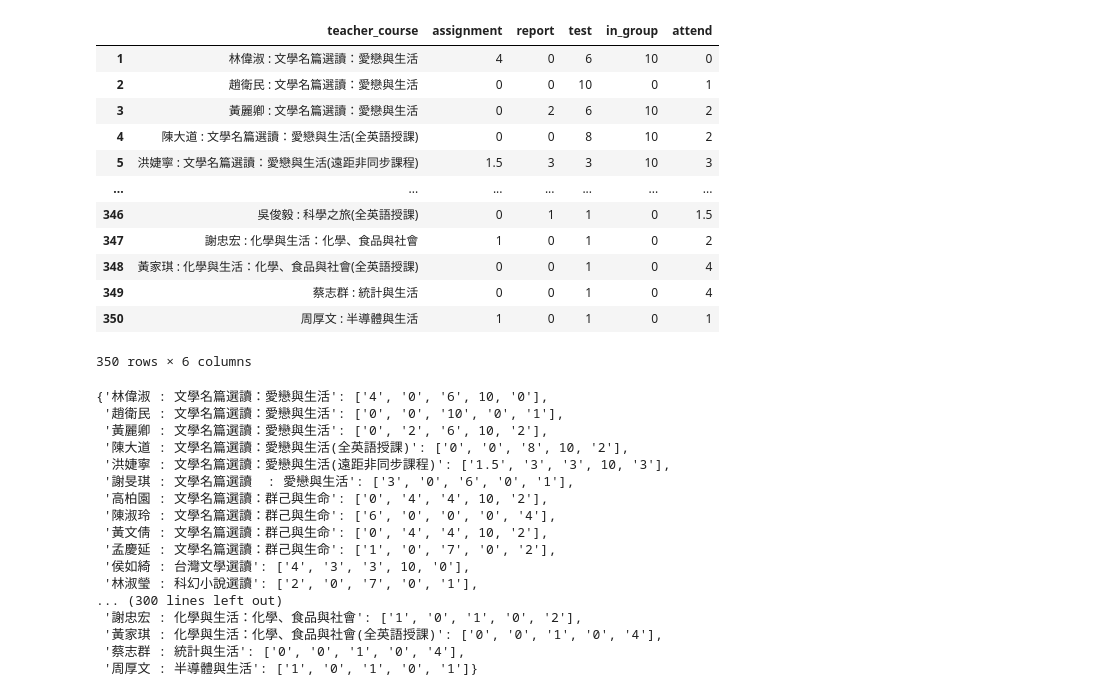
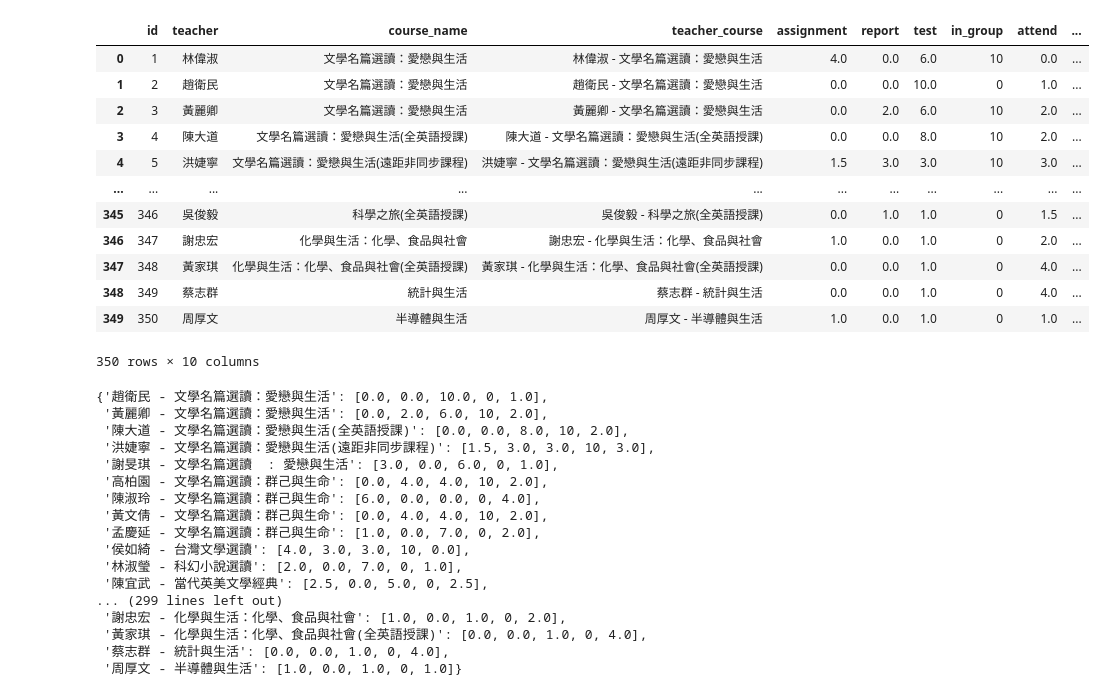
Before and after one commit to k0sutokiri/recommend-system, a Jupyter notebook: _General_courses/general_recommend.ipynb, the cells around one changed output. Saved outputs shown, nothing was run; the diff lists cells and outputs as text; code cells hidden in the pictures.

```diff
--- a/_General_courses/general_recommend.ipynb
+++ b/_General_courses/general_recommend.ipynb
@@ -12,0 +26,23 @@ df_lecture.to_csv('new_general_courses.csv', encoding='utf_8_sig')
+# %%
+types = ['assignment', 'report', 'test', 'in_group', 'attend']
+s = []
+for i in range(len(df_lecture)):
+    for type in types:
+        s.append(df_lecture.at[i, type])
+    df_lecture.at[i, 'ratings'] = s
+    s = []
+df_lecture
+# %% [output]
+|  | id | teacher | course_name | teacher_course | assignment | report | test | in_group | attend | ... |
+| 0 | 1 | 林偉淑 | 文學名篇選讀：愛戀與生活 | 林偉淑 - 文學名篇選讀：愛戀與生活 | 4.0 | 0.0 | 6.0 | 10 | 0.0 | ... |
+| 1 | 2 | 趙衛民 | 文學名篇選讀：愛戀與生活 | 趙衛民 - 文學名篇選讀：愛戀與生活 | 0.0 | 0.0 | 10.0 | 0 | 1.0 | ... |
+| 2 | 3 | 黃麗卿 | 文學名篇選讀：愛戀與生活 | 黃麗卿 - 文學名篇選讀：愛戀與生活 | 0.0 | 2.0 | 6.0 | 10 | 2.0 | ... |
+| 3 | 4 | 陳大道 | 文學名篇選讀：愛戀與生活(全英語授課) | 陳大道 - 文學名篇選讀：愛戀與生活(全英語授課) | 0.0 | 0.0 | 8.0 | 10 | 2.0 | ... |
+| 4 | 5 | 洪婕寧 | 文學名篇選讀：愛戀與生活(遠距非同步課程) | 洪婕寧 - 文學名篇選讀：愛戀與生活(遠距非同步課程) | 1.5 | 3.0 | 3.0 | 10 | 3.0 | ... |
+| ... | ... | ... | ... | ... | ... | ... | ... | ... | ... | ... |
+| 345 | 346 | 吳俊毅 | 科學之旅(全英語授課) | 吳俊毅 - 科學之旅(全英語授課) | 0.0 | 1.0 | 1.0 | 0 | 1.5 | ... |
+| 346 | 347 | 謝忠宏 | 化學與生活：化學、食品與社會 | 謝忠宏 - 化學與生活：化學、食品與社會 | 1.0 | 0.0 | 1.0 | 0 | 2.0 | ... |
+| 347 | 348 | 黃家琪 | 化學與生活：化學、食品與社會(全英語授課) | 黃家琪 - 化學與生活：化學、食品與社會(全英語授課) | 0.0 | 0.0 | 1.0 | 0 | 4.0 | ... |
+| 348 | 349 | 蔡志群 | 統計與生活 | 蔡志群 - 統計與生活 | 0.0 | 0.0 | 1.0 | 0 | 4.0 | ... |
+| 349 | 350 | 周厚文 | 半導體與生活 | 周厚文 - 半導體與生活 | 1.0 | 0.0 | 1.0 | 0 | 1.0 | ... |
+350 rows × 10 columns
@@ -13,50 +57,35 @@ df_lecture.to_csv('new_general_courses.csv', encoding='utf_8_sig')
 # %%
-for i in range(len(df_lecture.index)):
-    if int(df_lecture.iloc[i, 4]) == 1:
-        df_lecture.iloc[i, 4] = 10
-df_lecture
+# for i in range(len(df_lecture.index)):
+#     if int(df_lecture.iloc[i, 4]) == 1:
+#         df_lecture.iloc[i, 4] = float(10)
-# %% [output]
-|  | teacher_course | assignment | report | test | in_group | attend |
-| 1 | 林偉淑 : 文學名篇選讀：愛戀與生活 | 4 | 0 | 6 | 10 | 0 |
-| 2 | 趙衛民 : 文學名篇選讀：愛戀與生活 | 0 | 0 | 10 | 0 | 1 |
-| 3 | 黃麗卿 : 文學名篇選讀：愛戀與生活 | 0 | 2 | 6 | 10 | 2 |
-| 4 | 陳大道 : 文學名篇選讀：愛戀與生活(全英語授課) | 0 | 0 | 8 | 10 | 2 |
-| 5 | 洪婕寧 : 文學名篇選讀：愛戀與生活(遠距非同步課程) | 1.5 | 3 | 3 | 10 | 3 |
-| ... | ... | ... | ... | ... | ... | ... |
-| 346 | 吳俊毅 : 科學之旅(全英語授課) | 0 | 1 | 1 | 0 | 1.5 |
-| 347 | 謝忠宏 : 化學與生活：化學、食品與社會 | 1 | 0 | 1 | 0 | 2 |
-| 348 | 黃家琪 : 化學與生活：化學、食品與社會(全英語授課) | 0 | 0 | 1 | 0 | 4 |
-| 349 | 蔡志群 : 統計與生活 | 0 | 0 | 1 | 0 | 4 |
-| 350 | 周厚文 : 半導體與生活 | 1 | 0 | 1 | 0 | 1 |
-350 rows × 6 columns
 # %%
 types = ['assignment', 'report', 'test', 'in_group', 'attend']
 s = []
 features = {}
-for i in range(1, len(df_lecture.index) + 1):
+for i in range(1, len(df_lecture.index)):
     for type in types:
         s.append(df_lecture.at[i, type])
     features[df_lecture.at[i, 'teacher_course']] = s
     s = []
 features
 # %% [output]
-{'林偉淑 : 文學名篇選讀：愛戀與生活': ['4', '0', '6', 10, '0'],
- '趙衛民 : 文學名篇選讀：愛戀與生活': ['0', '0', '10', '0', '1'],
- '黃麗卿 : 文學名篇選讀：愛戀與生活': ['0', '2', '6', 10, '2'],
- '陳大道 : 文學名篇選讀：愛戀與生活(全英語授課)': ['0', '0', '8', 10, '2'],
- '洪婕寧 : 文學名篇選讀：愛戀與生活(遠距非同步課程)': ['1.5', '3', '3', 10, '3'],
- '謝旻琪 : 文學名篇選讀  : 愛戀與生活': ['3', '0', '6', '0', '1'],
- '高柏園 : 文學名篇選讀：群己與生命': ['0', '4', '4', 10, '2'],
- '陳淑玲 : 文學名篇選讀：群己與生命': ['6', '0', '0', '0', '4'],
- '黃文倩 : 文學名篇選讀：群己與生命': ['0', '4', '4', 10, '2'],
- '孟慶延 : 文學名篇選讀：群己與生命': ['1', '0', '7', '0', '2'],
- '侯如綺 : 台灣文學選讀': ['4', '3', '3', 10, '0'],
- '林淑瑩 : 科幻小說選讀': ['2', '0', '7', '0', '1'],
-... (300 lines left out)
- '謝忠宏 : 化學與生活：化學、食品與社會': ['1', '0', '1', '0', '2'],
- '黃家琪 : 化學與生活：化學、食品與社會(全英語授課)': ['0', '0', '1', '0', '4'],
- '蔡志群 : 統計與生活': ['0', '0', '1', '0', '4'],
- '周厚文 : 半導體與生活': ['1', '0', '1', '0', '1']}
+{'趙衛民 - 文學名篇選讀：愛戀與生活': [0.0, 0.0, 10.0, 0, 1.0],
+ '黃麗卿 - 文學名篇選讀：愛戀與生活': [0.0, 2.0, 6.0, 10, 2.0],
+ '陳大道 - 文學名篇選讀：愛戀與生活(全英語授課)': [0.0, 0.0, 8.0, 10, 2.0],
+ '洪婕寧 - 文學名篇選讀：愛戀與生活(遠距非同步課程)': [1.5, 3.0, 3.0, 10, 3.0],
+ '謝旻琪 - 文學名篇選讀  : 愛戀與生活': [3.0, 0.0, 6.0, 0, 1.0],
+ '高柏園 - 文學名篇選讀：群己與生命': [0.0, 4.0, 4.0, 10, 2.0],
+ '陳淑玲 - 文學名篇選讀：群己與生命': [6.0, 0.0, 0.0, 0, 4.0],
+ '黃文倩 - 文學名篇選讀：群己與生命': [0.0, 4.0, 4.0, 10, 2.0],
+ '孟慶延 - 文學名篇選讀：群己與生命': [1.0, 0.0, 7.0, 0, 2.0],
+ '侯如綺 - 台灣文學選讀': [4.0, 3.0, 3.0, 10, 0.0],
+ '林淑瑩 - 科幻小說選讀': [2.0, 0.0, 7.0, 0, 1.0],
+ '陳宜武 - 當代英美文學經典': [2.5, 0.0, 5.0, 0, 2.5],
+... (299 lines left out)
+ '謝忠宏 - 化學與生活：化學、食品與社會': [1.0, 0.0, 1.0, 0, 2.0],
+ '黃家琪 - 化學與生活：化學、食品與社會(全英語授課)': [0.0, 0.0, 1.0, 0, 4.0],
+ '蔡志群 - 統計與生活': [0.0, 0.0, 1.0, 0, 4.0],
+ '周厚文 - 半導體與生活': [1.0, 0.0, 1.0, 0, 1.0]}
 # %%
 def recommend(course_name):
     temp = {}
```
Also changed, not shown: parts of 4 cells of this notebook.
